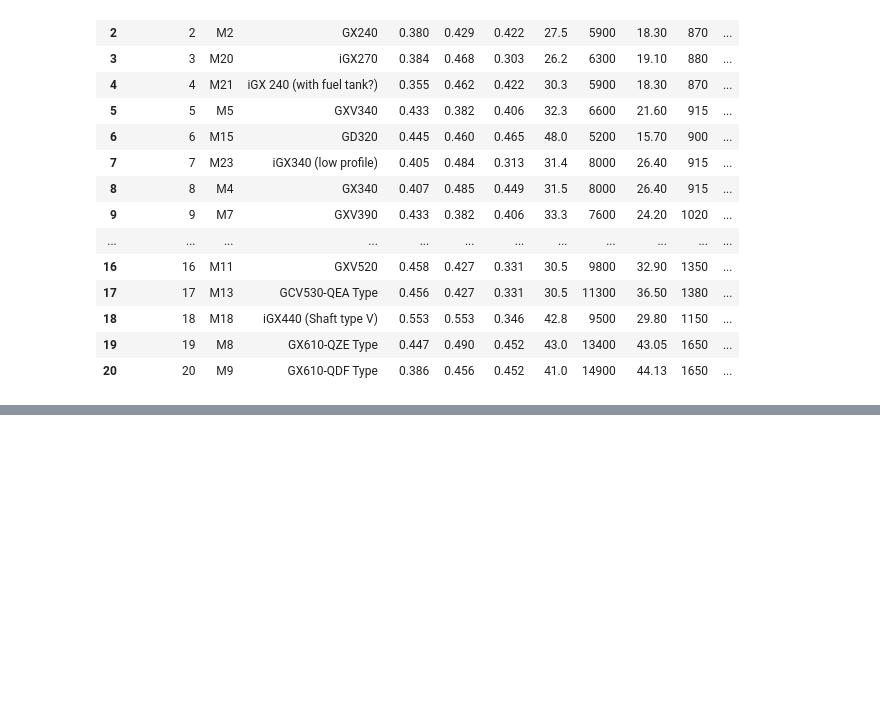
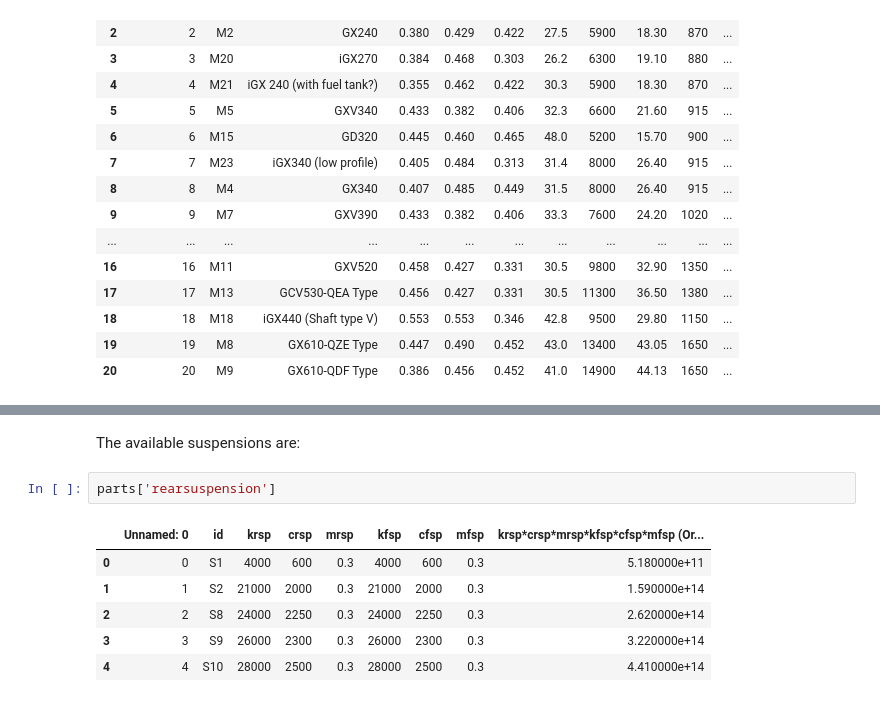
Before and after one commit to hmedal/sae-dsc-hmedal, a Jupyter notebook: examples/part-options.ipynb, the cells around one changed output, grey strips where cells are left out. Cells and saved outputs as stored; diff of their text form; blank space fills up the shorter version.

```diff
--- a/examples/part-options.ipynb
+++ b/examples/part-options.ipynb
@@ -117,0 +143,11 @@ parts['engine']
+# %% [markdown]
+The available suspensions are:
+# %%
+parts['rearsuspension']
+# %% [output]
+|  | Unnamed: 0 | id | krsp | crsp | mrsp | kfsp | cfsp | mfsp | krsp*crsp*mrsp*kfsp*cfsp*mfsp (Or... |
+| 0 | 0 | S1 | 4000 | 600 | 0.3 | 4000 | 600 | 0.3 | 5.180000e+11 |
+| 1 | 1 | S2 | 21000 | 2000 | 0.3 | 21000 | 2000 | 0.3 | 1.590000e+14 |
+| 2 | 2 | S8 | 24000 | 2250 | 0.3 | 24000 | 2250 | 0.3 | 2.620000e+14 |
+| 3 | 3 | S9 | 26000 | 2300 | 0.3 | 26000 | 2300 | 0.3 | 3.220000e+14 |
+| 4 | 4 | S10 | 28000 | 2500 | 0.3 | 28000 | 2500 | 0.3 | 4.410000e+14 |
```
Also changed, not shown: parts of 3 cells of this notebook.
